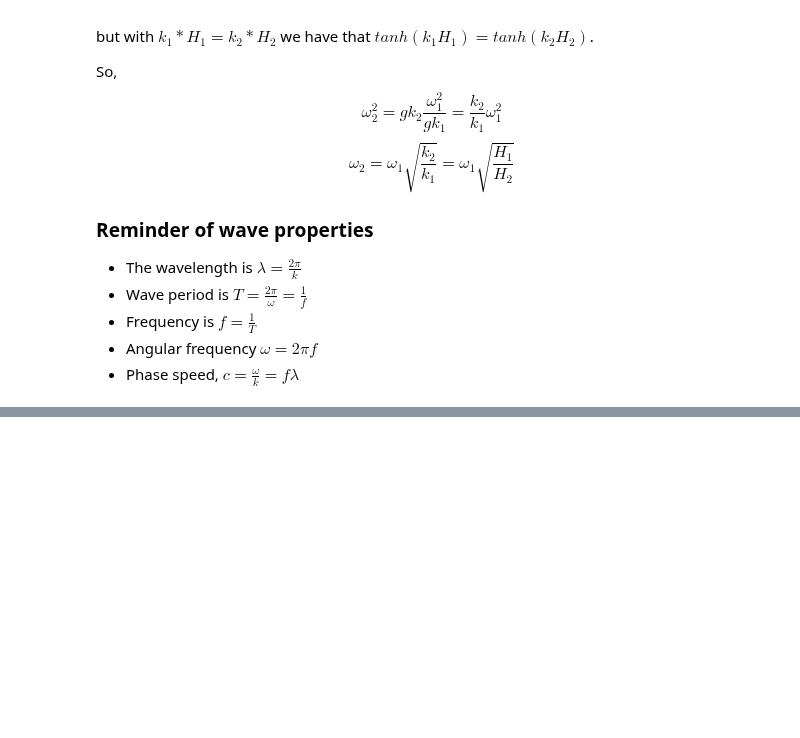
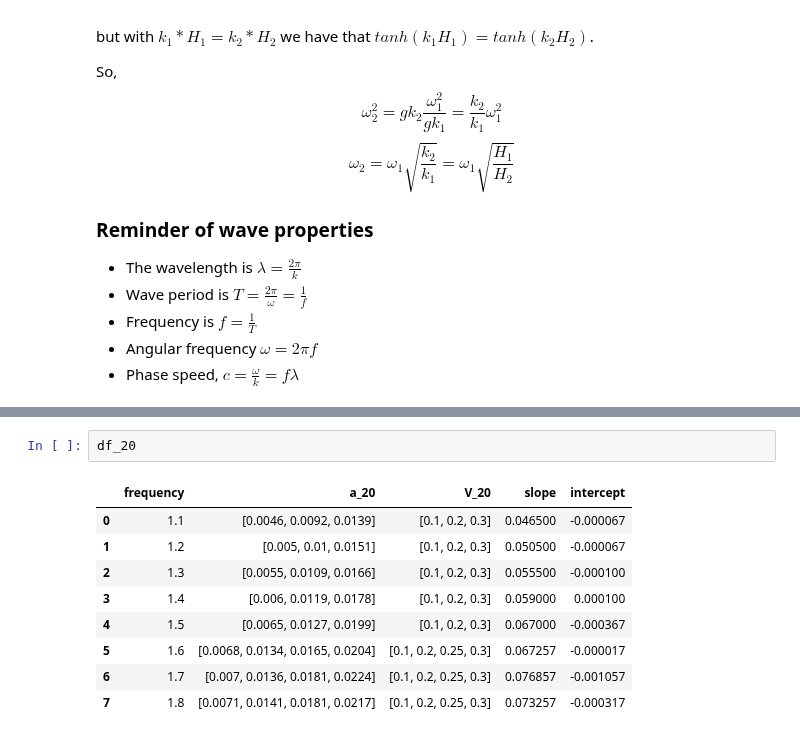
Before and after one commit to kjes4pres/Master_code, a Jupyter notebook: Lab/Results/scaling_from_20_to_30.ipynb, the cells around one changed output, grey strips where cells are left out. Drawn from its saved outputs; the diff is of its cells as text; blank space fills up the shorter version.

```diff
--- a/Lab/Results/scaling_from_20_to_30.ipynb
+++ b/Lab/Results/scaling_from_20_to_30.ipynb
@@ -184,0 +402,12 @@ f18_a03
+# %%
+df_20
+# %% [output]
+|  | frequency | a_20 | V_20 | slope | intercept |
+| 0 | 1.1 | [0.0046, 0.0092, 0.0139] | [0.1, 0.2, 0.3] | 0.046500 | -0.000067 |
+| 1 | 1.2 | [0.005, 0.01, 0.0151] | [0.1, 0.2, 0.3] | 0.050500 | -0.000067 |
+| 2 | 1.3 | [0.0055, 0.0109, 0.0166] | [0.1, 0.2, 0.3] | 0.055500 | -0.000100 |
+| 3 | 1.4 | [0.006, 0.0119, 0.0178] | [0.1, 0.2, 0.3] | 0.059000 | 0.000100 |
+| 4 | 1.5 | [0.0065, 0.0127, 0.0199] | [0.1, 0.2, 0.3] | 0.067000 | -0.000367 |
+| 5 | 1.6 | [0.0068, 0.0134, 0.0165, 0.0204] | [0.1, 0.2, 0.25, 0.3] | 0.067257 | -0.000017 |
+| 6 | 1.7 | [0.007, 0.0136, 0.0181, 0.0224] | [0.1, 0.2, 0.25, 0.3] | 0.076857 | -0.001057 |
+| 7 | 1.8 | [0.0071, 0.0141, 0.0181, 0.0217] | [0.1, 0.2, 0.25, 0.3] | 0.073257 | -0.000317 |
```
Also changed, not shown: parts of 13 cells of this notebook.
